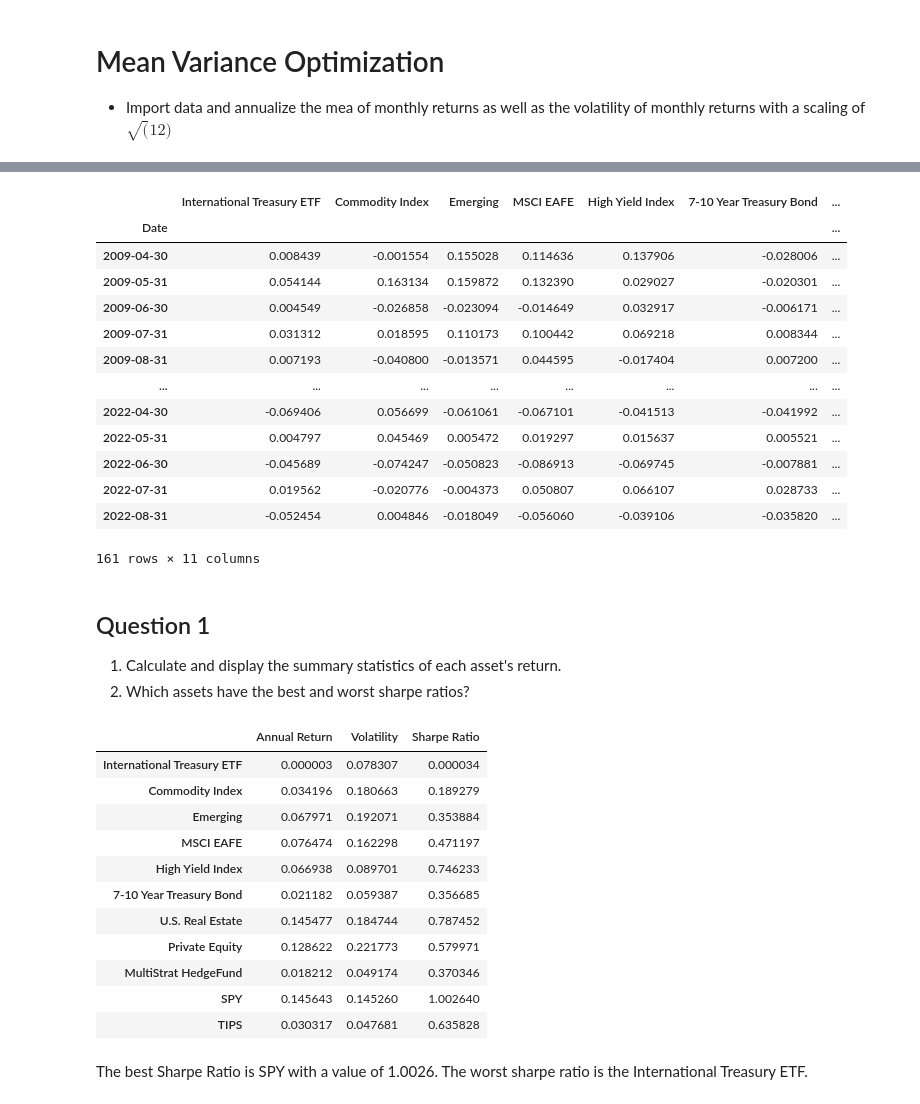
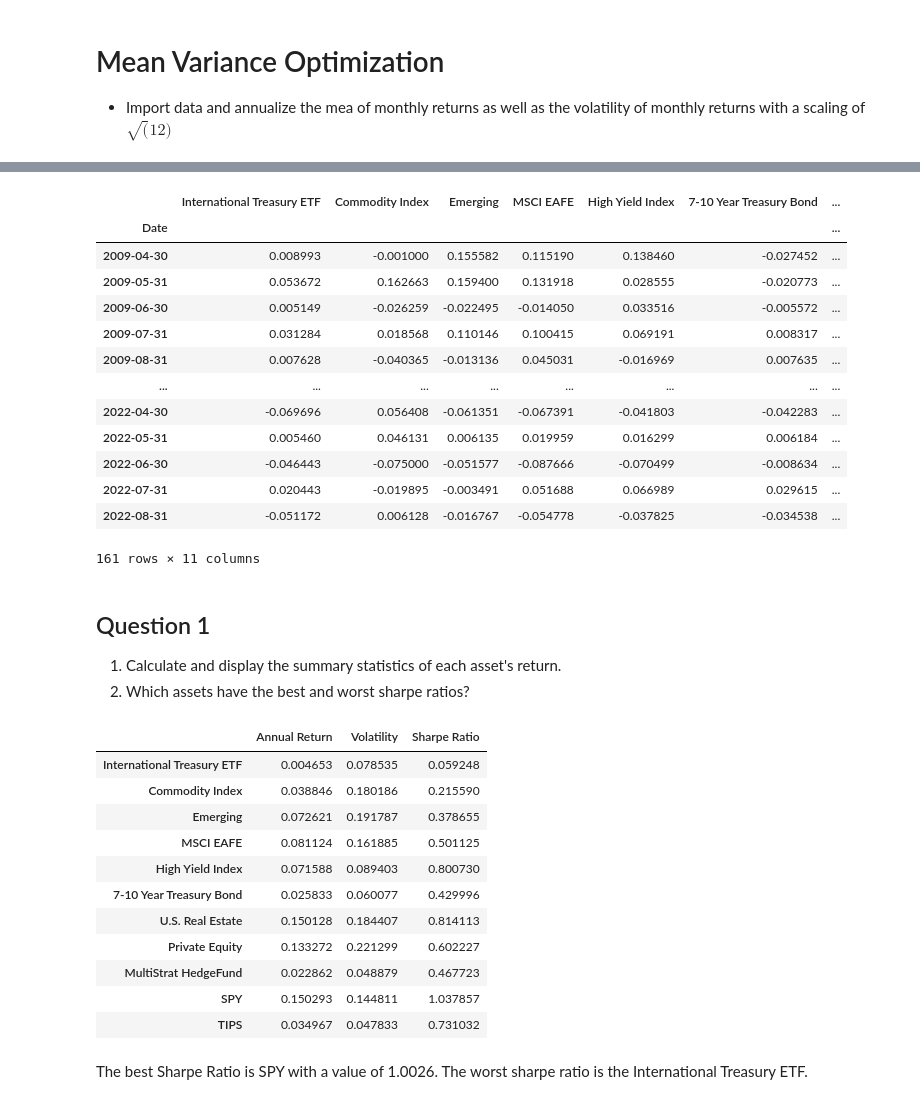
Before and after one commit to dcstein22/portfolio_theory, a Jupyter notebook: Homework_1.ipynb, the cells around one changed output, grey strips where cells are left out. Cells and saved outputs as stored; diff of their text form; code cells hidden in the pictures.

```diff
--- a/Homework_1.ipynb
+++ b/Homework_1.ipynb
@@ -36,23 +36,24 @@ description
 # %%
-excess_rt = pd.read_excel(file_path, sheet_name = "excess returns")
-excess_rt = excess_rt.set_index("Date")
+total_return = pd.read_excel(file_path, sheet_name = "total returns")
+total_return = total_return.set_index("Date")
+total_return = total_return.drop("SHV", axis = 1)
 # %%
-excess_rt.columns = ["International Treasury ETF", "Commodity Index", "Emerging", "MSCI EAFE","High Yield Index", "7-10 Year Treasury Bond","U.S. Real Estate","Private Equity","MultiStrat HedgeFund","SPY","TIPS"]
-excess_rt
+total_return.columns = ["International Treasury ETF", "Commodity Index", "Emerging", "MSCI EAFE","High Yield Index", "7-10 Year Treasury Bond","U.S. Real Estate","Private Equity","MultiStrat HedgeFund","SPY","TIPS"]
+total_return
 # %% [output]
 |  | International Treasury ETF | Commodity Index | Emerging | MSCI EAFE | High Yield Index | 7-10 Year Treasury Bond | ... |
 | Date |  |  |  |  |  |  | ... |
-| 2009-04-30 | 0.008439 | -0.001554 | 0.155028 | 0.114636 | 0.137906 | -0.028006 | ... |
-| 2009-05-31 | 0.054144 | 0.163134 | 0.159872 | 0.132390 | 0.029027 | -0.020301 | ... |
-| 2009-06-30 | 0.004549 | -0.026858 | -0.023094 | -0.014649 | 0.032917 | -0.006171 | ... |
-| 2009-07-31 | 0.031312 | 0.018595 | 0.110173 | 0.100442 | 0.069218 | 0.008344 | ... |
-| 2009-08-31 | 0.007193 | -0.040800 | -0.013571 | 0.044595 | -0.017404 | 0.007200 | ... |
+| 2009-04-30 | 0.008993 | -0.001000 | 0.155582 | 0.115190 | 0.138460 | -0.027452 | ... |
+| 2009-05-31 | 0.053672 | 0.162663 | 0.159400 | 0.131918 | 0.028555 | -0.020773 | ... |
+| 2009-06-30 | 0.005149 | -0.026259 | -0.022495 | -0.014050 | 0.033516 | -0.005572 | ... |
+| 2009-07-31 | 0.031284 | 0.018568 | 0.110146 | 0.100415 | 0.069191 | 0.008317 | ... |
+| 2009-08-31 | 0.007628 | -0.040365 | -0.013136 | 0.045031 | -0.016969 | 0.007635 | ... |
 | ... | ... | ... | ... | ... | ... | ... | ... |
-| 2022-04-30 | -0.069406 | 0.056699 | -0.061061 | -0.067101 | -0.041513 | -0.041992 | ... |
-| 2022-05-31 | 0.004797 | 0.045469 | 0.005472 | 0.019297 | 0.015637 | 0.005521 | ... |
-| 2022-06-30 | -0.045689 | -0.074247 | -0.050823 | -0.086913 | -0.069745 | -0.007881 | ... |
-| 2022-07-31 | 0.019562 | -0.020776 | -0.004373 | 0.050807 | 0.066107 | 0.028733 | ... |
-| 2022-08-31 | -0.052454 | 0.004846 | -0.018049 | -0.056060 | -0.039106 | -0.035820 | ... |
+| 2022-04-30 | -0.069696 | 0.056408 | -0.061351 | -0.067391 | -0.041803 | -0.042283 | ... |
+| 2022-05-31 | 0.005460 | 0.046131 | 0.006135 | 0.019959 | 0.016299 | 0.006184 | ... |
+| 2022-06-30 | -0.046443 | -0.075000 | -0.051577 | -0.087666 | -0.070499 | -0.008634 | ... |
+| 2022-07-31 | 0.020443 | -0.019895 | -0.003491 | 0.051688 | 0.066989 | 0.029615 | ... |
+| 2022-08-31 | -0.051172 | 0.006128 | -0.016767 | -0.054778 | -0.037825 | -0.034538 | ... |
 161 rows × 11 columns
 # %% [markdown]
 ## Question 1
@@ -61,23 +62,23 @@ excess_rt
 2. Which assets have the best and worst sharpe ratios?
 # %%
 # Scaling excess monthly return to yearly return
-annualized_mean = pd.DataFrame((excess_rt.mean()*12), columns = ["Annual Return"])
-annualized_mean["Volatility"] = excess_rt.std()*np.sqrt(12)
+annualized_mean = pd.DataFrame((total_return.mean()*12), columns = ["Annual Return"])
+annualized_mean["Volatility"] = total_return.std()*np.sqrt(12)
 annualized_mean["Sharpe Ratio"] = annualized_mean["Annual Return"]/annualized_mean["Volatility"]
 annualized_mean
 # %% [output]
 |  | Annual Return | Volatility | Sharpe Ratio |
-| International Treasury ETF | 0.000003 | 0.078307 | 0.000034 |
-| Commodity Index | 0.034196 | 0.180663 | 0.189279 |
-| Emerging | 0.067971 | 0.192071 | 0.353884 |
-| MSCI EAFE | 0.076474 | 0.162298 | 0.471197 |
-| High Yield Index | 0.066938 | 0.089701 | 0.746233 |
-| 7-10 Year Treasury Bond | 0.021182 | 0.059387 | 0.356685 |
-| U.S. Real Estate | 0.145477 | 0.184744 | 0.787452 |
-| Private Equity | 0.128622 | 0.221773 | 0.579971 |
-| MultiStrat HedgeFund | 0.018212 | 0.049174 | 0.370346 |
-| SPY | 0.145643 | 0.145260 | 1.002640 |
-| TIPS | 0.030317 | 0.047681 | 0.635828 |
+| International Treasury ETF | 0.004653 | 0.078535 | 0.059248 |
+| Commodity Index | 0.038846 | 0.180186 | 0.215590 |
+| Emerging | 0.072621 | 0.191787 | 0.378655 |
+| MSCI EAFE | 0.081124 | 0.161885 | 0.501125 |
+| High Yield Index | 0.071588 | 0.089403 | 0.800730 |
+| 7-10 Year Treasury Bond | 0.025833 | 0.060077 | 0.429996 |
+| U.S. Real Estate | 0.150128 | 0.184407 | 0.814113 |
+| Private Equity | 0.133272 | 0.221299 | 0.602227 |
+| MultiStrat HedgeFund | 0.022862 | 0.048879 | 0.467723 |
+| SPY | 0.150293 | 0.144811 | 1.037857 |
+| TIPS | 0.034967 | 0.047833 | 0.731032 |
 # %% [markdown]
 The best Sharpe Ratio is SPY with a value of 1.0026. The worst sharpe ratio is the International Treasury ETF.
 # %% [markdown]
```
Also changed, not shown: parts of 13 cells of this notebook.
